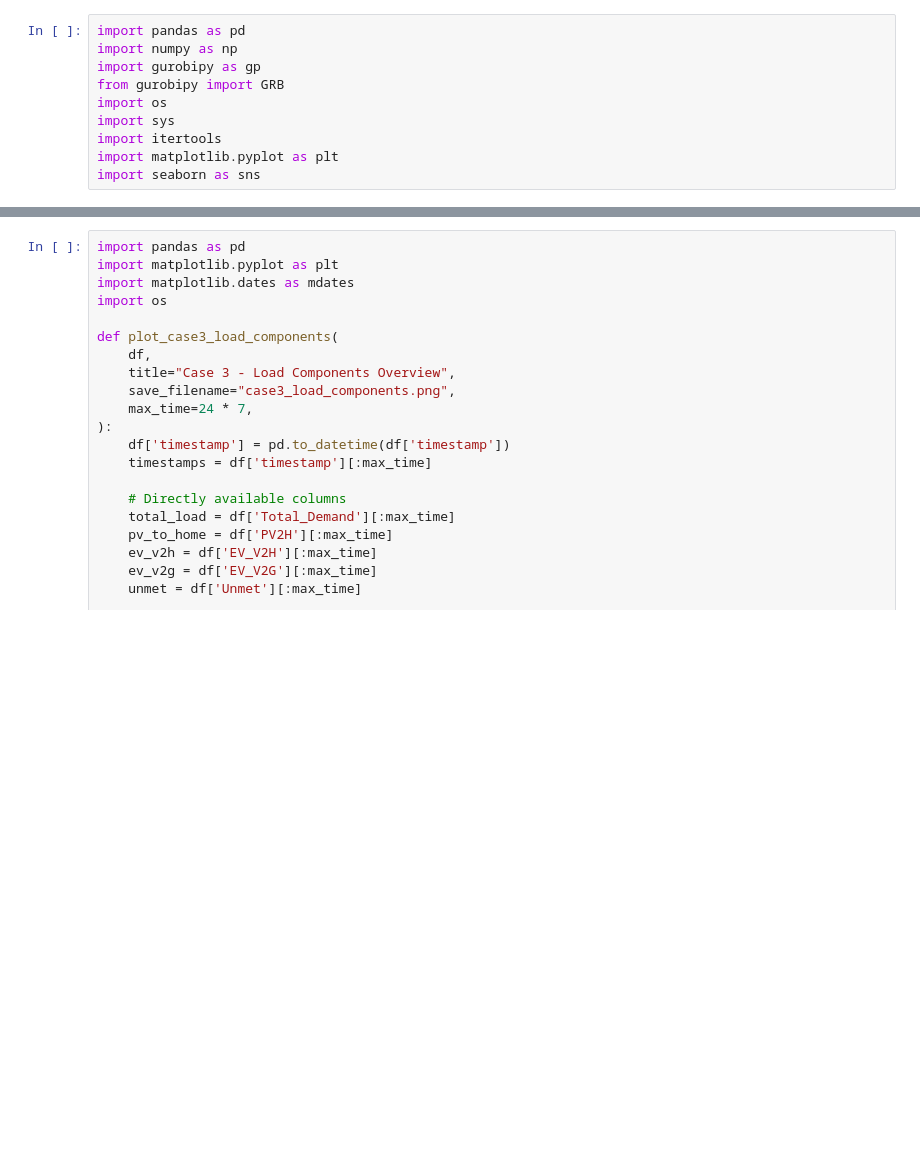
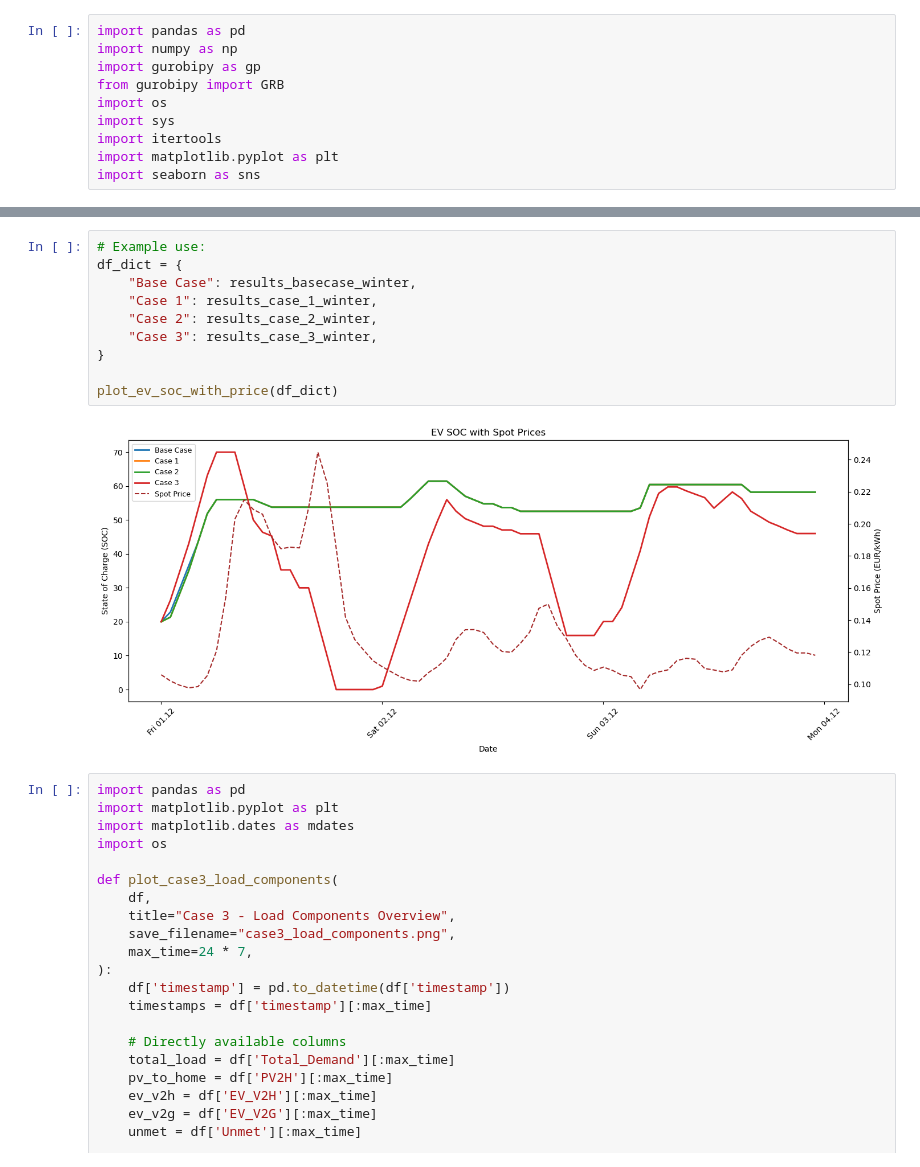
Before and after one commit to sewaelty/optimization_project, a Jupyter notebook: main/plots_Simon.ipynb, the cells around one changed output, grey strips where cells are left out. Saved outputs shown, nothing was run; the diff lists cells and outputs as text; blank space fills up the shorter version.

```diff
--- a/main/plots_Simon.ipynb
+++ b/main/plots_Simon.ipynb
@@ -117,3 +311,15 @@ FileNotFoundError: [Errno 2] No such file or directory: '/Users/simonbernet/Desk
+# %%
+# Example use:
+df_dict = {
+    "Base Case": results_basecase_winter,
+    "Case 1": results_case_1_winter,
+    "Case 2": results_case_2_winter,
+    "Case 3": results_case_3_winter,
+}
+
+plot_ev_soc_with_price(df_dict)
+# %% [output]
+[figure, added]
 # %%
 import pandas as pd
 import matplotlib.pyplot as plt
```
Also changed, not shown: parts of 7 cells of this notebook, 2 other files.
